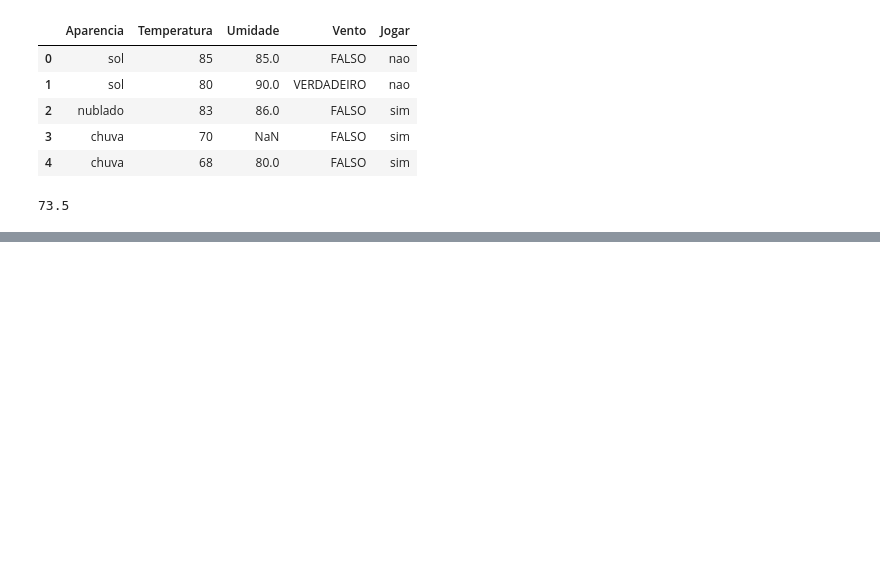
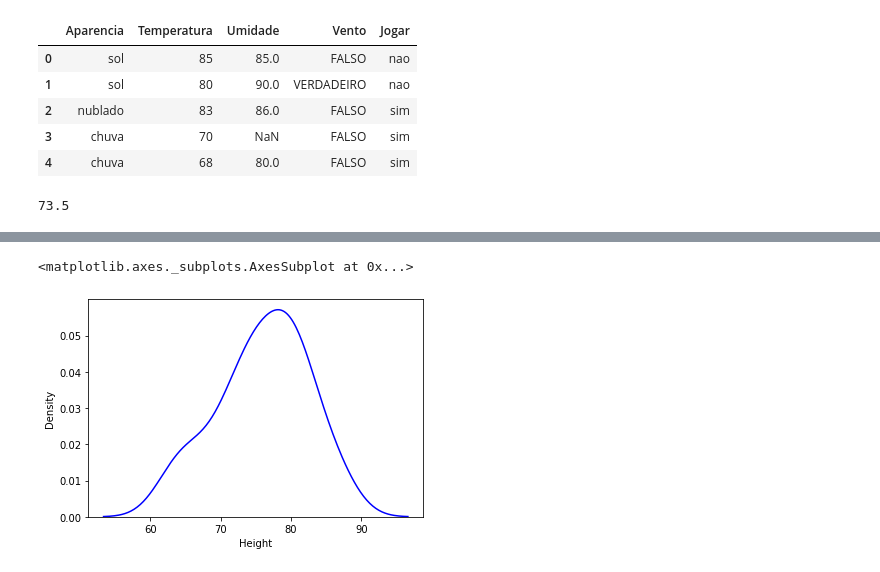
Before and after one commit to WandersonGustavo/Imersao_Alura, a Jupyter notebook: dataScience.ipynb, the cells around one changed output, grey strips where cells are left out. Saved outputs shown, nothing was run; the diff lists cells and outputs as text; code cells hidden in the pictures; blank space fills up the shorter version.

```diff
--- a/dataScience.ipynb
+++ b/dataScience.ipynb
@@ -374,0 +390,8 @@ dtype: int64
+# %%
+#densidade
+sns.distplot(base.iloc[:,1], hist=False ,kde=True,
+bins=6 , color ='blue' ,
+hist_kws={'edgecolor' :'black'})
+# %% [output]
+<matplotlib.axes._subplots.AxesSubplot at 0x...>
+[figure, added]
```
Also changed, not shown: parts of 63 cells of this notebook.
